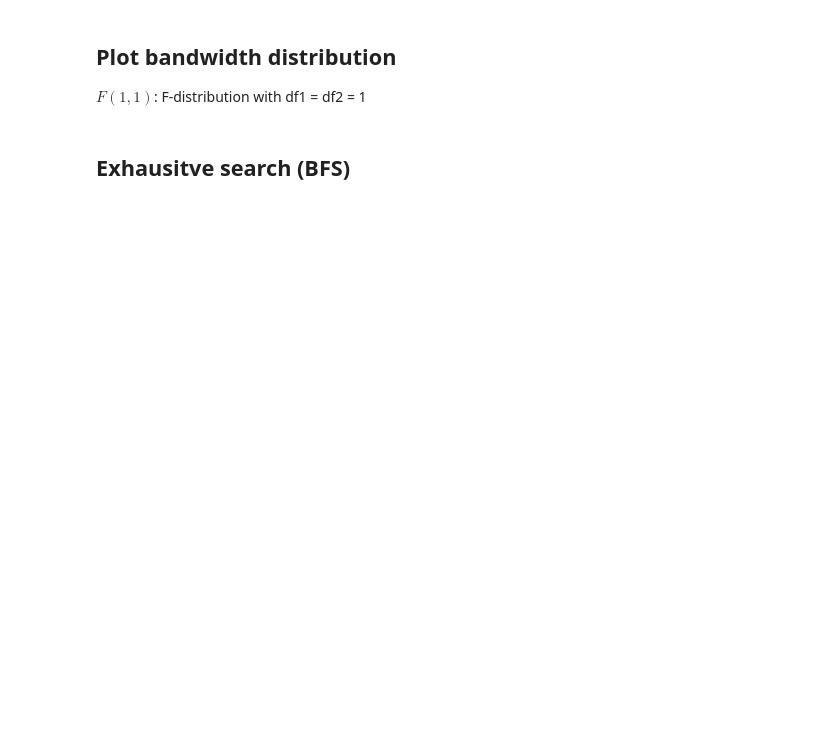
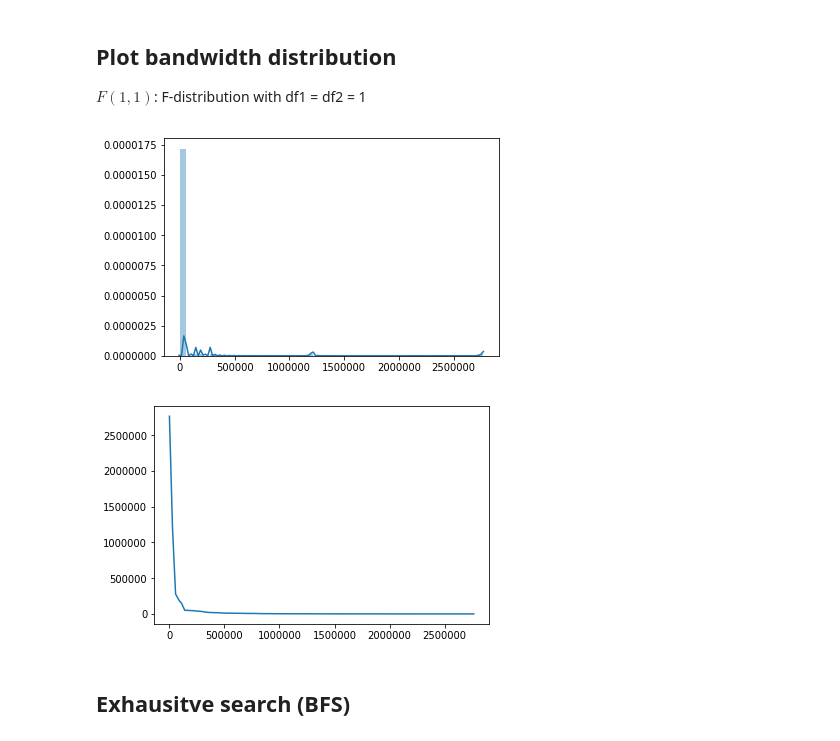
Before and after one commit to WarClans612/evolutionary_computation, a Jupyter notebook: main.ipynb, the cells around one changed output. Saved outputs shown, nothing was run; the diff lists cells and outputs as text; code cells hidden in the pictures; blank space fills up the shorter version.

```diff
--- a/main.ipynb
+++ b/main.ipynb
@@ -274,17 +319,20 @@ $F(1,1)$: F-distribution with df1 = df2 = 1
 # %%
 import seaborn as sns
 
 fig = plt.figure(figsize=(6,4))
 y = np.random.f(1, 1, 100) * 1000 + 1
 y = -np.sort(-y)
 x = np.linspace(0, max(y), 100)
 
-sns.distplot(y, ax=ax)
+sns.distplot(y)
 plt.show()
 
 plt.plot(x,y)
 
 plt.show()
+# %% [output]
+[figure, added]
+[figure, added]
 # %% [markdown]
 ## Exhausitve search (BFS)
 # %%
```
Also changed, not shown: parts of 13 cells of this notebook.
